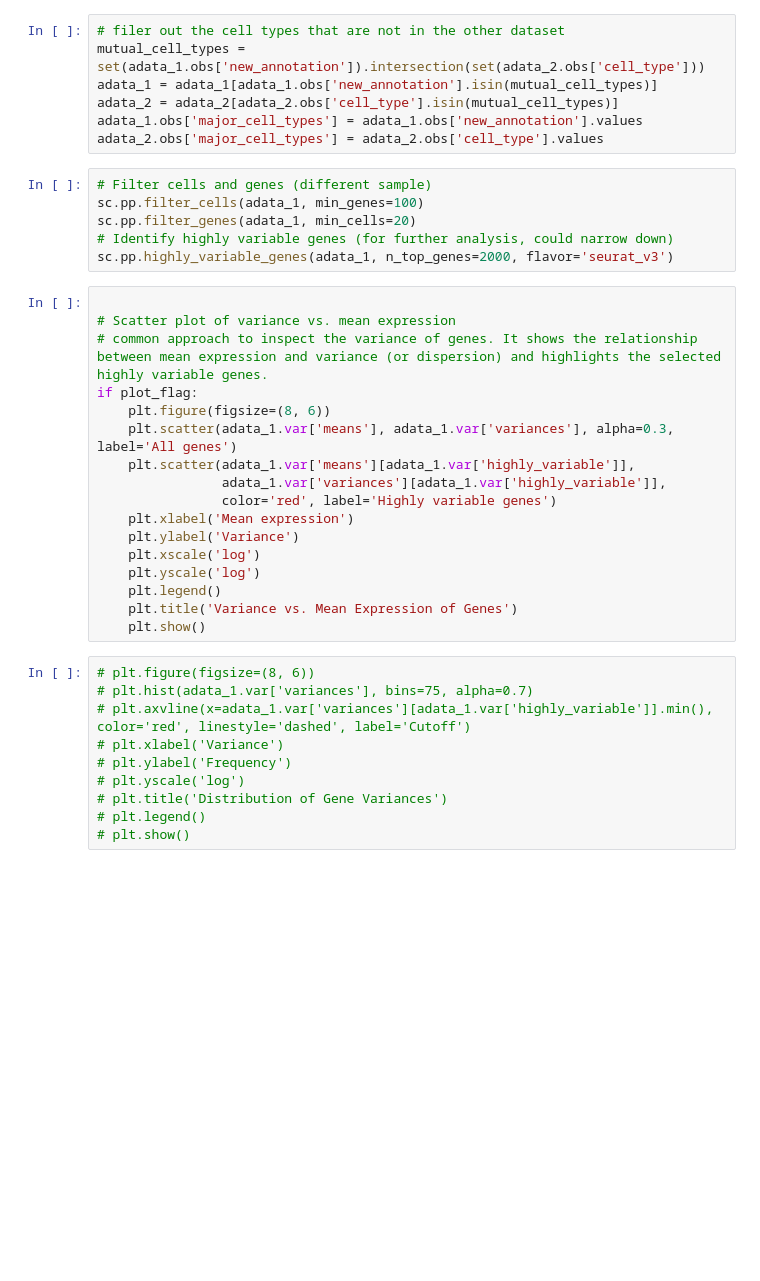
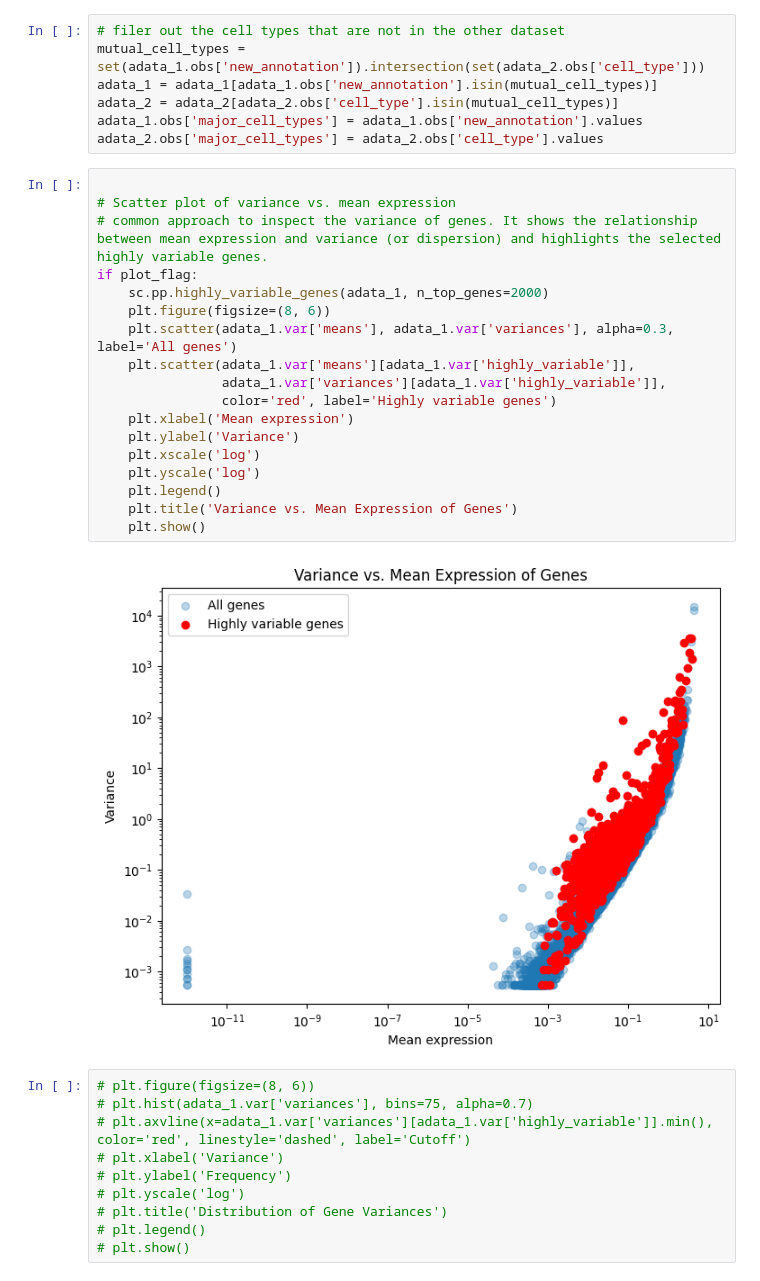
Before and after one commit to reformist/Mapping-scRNA-seq-Variability-Using-Co-Embedding-to-Understand-Cell-Neighborhood-Effects, a Jupyter notebook: CODEX_RNA_seq/preprocess_real_dataset.ipynb, the cells around one changed output. Drawn from its saved outputs; the diff is of its cells as text; blank space fills up the shorter version.

```diff
--- a/CODEX_RNA_seq/preprocess_real_dataset.ipynb
+++ b/CODEX_RNA_seq/preprocess_real_dataset.ipynb
@@ -130,29 +142,26 @@ adata_1 = adata_1[adata_1.obs['new_annotation'].isin(mutual_cell_types)]
 adata_2 = adata_2[adata_2.obs['cell_type'].isin(mutual_cell_types)]
 adata_1.obs['major_cell_types'] = adata_1.obs['new_annotation'].values
 adata_2.obs['major_cell_types'] = adata_2.obs['cell_type'].values
-# %%
-# Filter cells and genes (different sample)
-sc.pp.filter_cells(adata_1, min_genes=100)
-sc.pp.filter_genes(adata_1, min_cells=20)
-# Identify highly variable genes (for further analysis, could narrow down)
-sc.pp.highly_variable_genes(adata_1, n_top_genes=2000, flavor='seurat_v3')
 # %%
 
 # Scatter plot of variance vs. mean expression
 # common approach to inspect the variance of genes. It shows the relationship between mean expression and variance (or dispersion) and highlights the selected highly variable genes.
 if plot_flag:
+    sc.pp.highly_variable_genes(adata_1, n_top_genes=2000)
     plt.figure(figsize=(8, 6))
     plt.scatter(adata_1.var['means'], adata_1.var['variances'], alpha=0.3, label='All genes')
     plt.scatter(adata_1.var['means'][adata_1.var['highly_variable']],
                 adata_1.var['variances'][adata_1.var['highly_variable']],
                 color='red', label='Highly variable genes')
     plt.xlabel('Mean expression')
     plt.ylabel('Variance')
     plt.xscale('log')
     plt.yscale('log')
     plt.legend()
     plt.title('Variance vs. Mean Expression of Genes')
     plt.show()
+# %% [output]
+[figure, added]
 # %%
 # plt.figure(figsize=(8, 6))
 # plt.hist(adata_1.var['variances'], bins=75, alpha=0.7)
```
Also changed, not shown: parts of 16 cells of this notebook, 1 other file.
